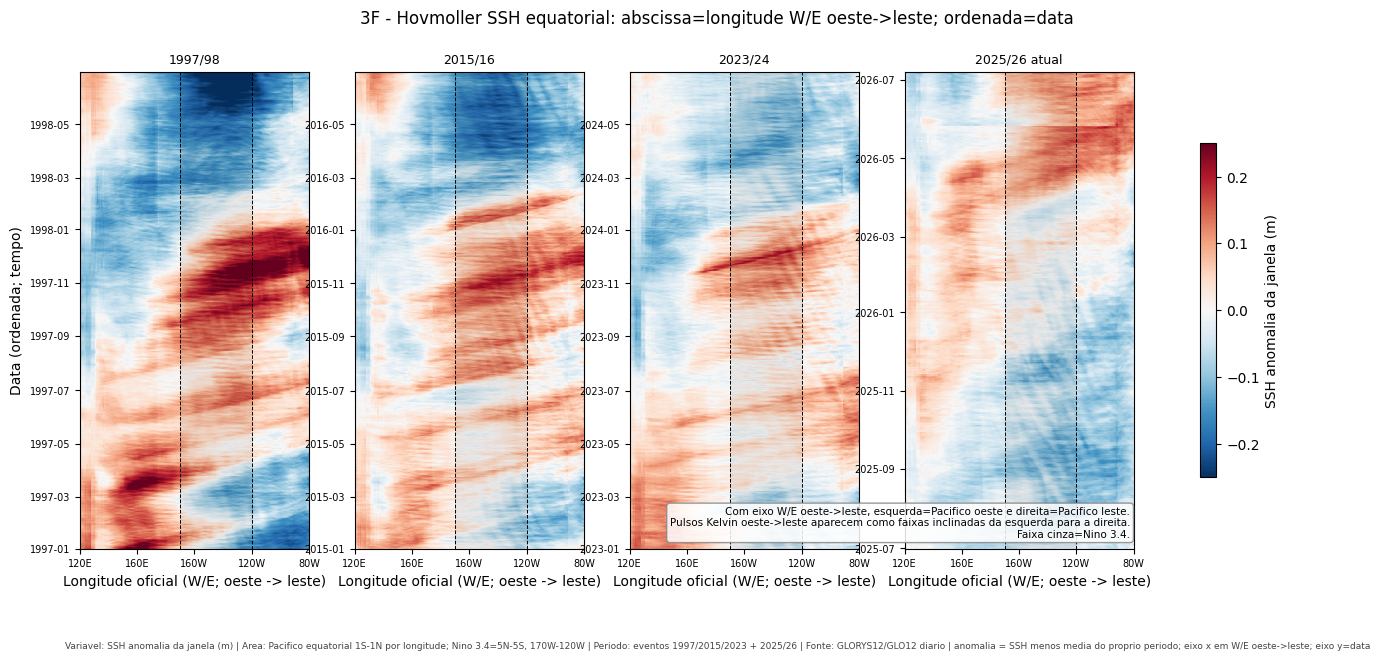
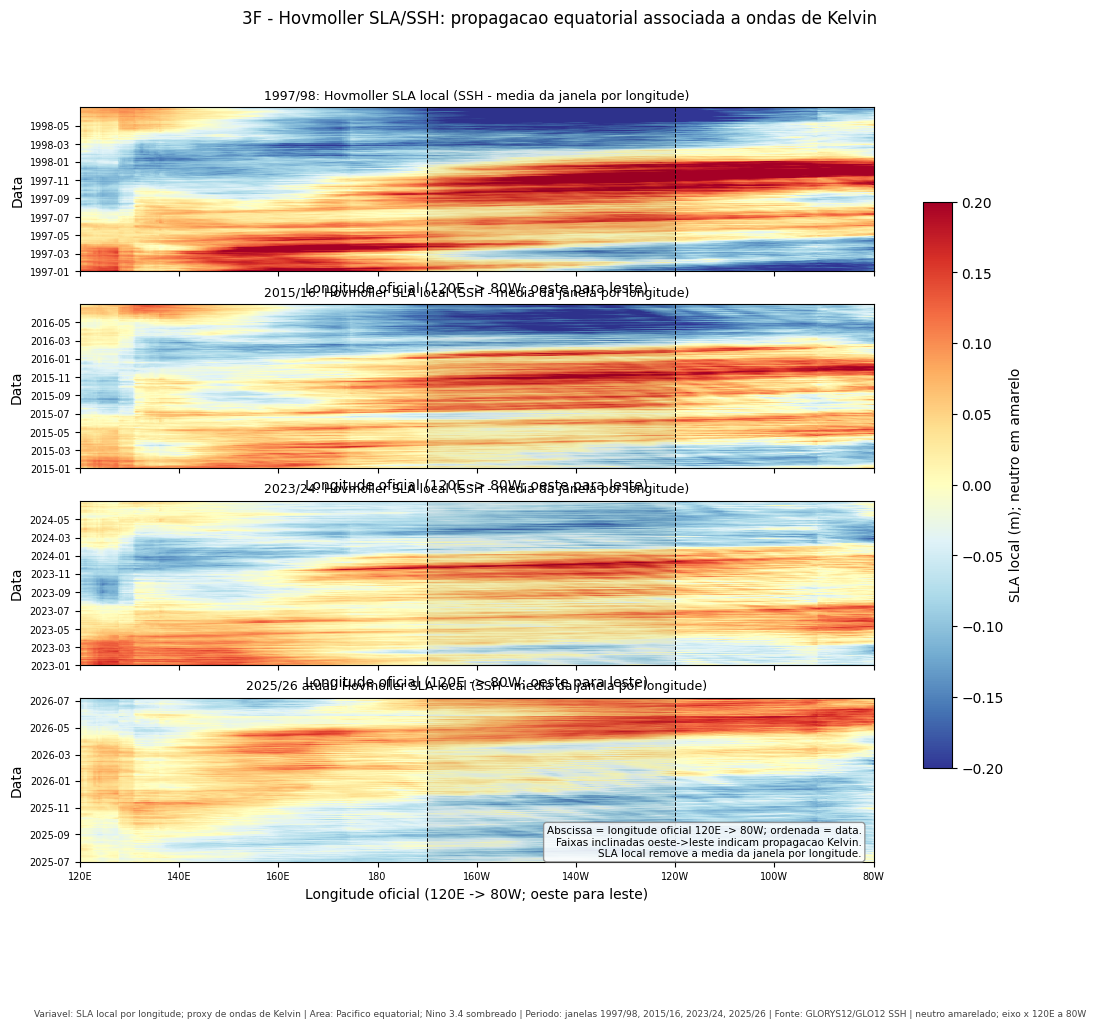
Code edit (unified diff) that turned the first committed figure into the second:
--- before
+++ after
@@ -1,18 +1,25 @@
-ssh=u.load_ssh_events()
-wins=[('1997-01-01','1998-06-30','1997/98'),('2015-01-01','2016-06-30','2015/16'),('2023-01-01','2024-06-30','2023/24'),('2025-07-01',None,'2025/26 atual')]
-fig,axes=plt.subplots(1,len(wins),figsize=(17,6.2),sharex=True); lon=ssh.columns.values
-for ax,(t0,t1,tt) in zip(axes,wins):
-    seg=ssh.loc[t0:t1] if t1 else ssh.loc[t0:]; anom=seg-seg.mean()
-    pc=ax.pcolormesh(lon,anom.index,anom.values,cmap='RdBu_r',vmin=-.25,vmax=.25,shading='auto')
-    u.add_nino34_lon_band(ax,label=False); u.format_lon_axis(ax, xlabel='Longitude oficial (W/E; oeste -> leste)')
-    ax.set_title(tt,fontsize=9); ax.tick_params(labelsize=7)
-axes[0].set_ylabel('Data (ordenada; tempo)')
-fig.suptitle('3F - Hovmoller SSH equatorial: abscissa=longitude W/E oeste->leste; ordenada=data')
-fig.colorbar(pc,ax=axes,label='SSH anomalia da janela (m)',shrink=.7)
-u.add_note(axes[-1],'Com eixo W/E oeste->leste, esquerda=Pacifico oeste e direita=Pacifico leste.\nPulsos Kelvin oeste->leste aparecem como faixas inclinadas da esquerda para a direita.\nFaixa cinza=Nino 3.4.',loc='lower right')
-u.stamp_caption(fig,variavel='SSH anomalia da janela (m)',area='Pacifico equatorial 1S-1N por longitude; Nino 3.4=5N-5S, 170W-120W',periodo='eventos 1997/2015/2023 + 2025/26',fonte='GLORYS12/GLO12 diario',extra='anomalia = SSH menos media do proprio periodo; eixo x em W/E oeste->leste; eixo y=data')
-def _sshmax(t0,t1):
-    seg=ssh.loc[t0:t1] if t1 else ssh.loc[t0:]
-    return round(float((seg-seg.mean()).max().max()),3)
-vel=pd.DataFrame([{'janela':tt,'ssh_max_m':_sshmax(t0,t1)} for t0,t1,tt in wins])
-u.save_table(vel,'phase3F_kelvin_resumo.csv',index=False); u.save_fig(fig,'phase3F_hovmoller_ssh_kelvin.png'); plt.show(); vel
+ssh = u.load_ssh_events()
+wins = [('1997-01-01','1998-06-30','1997/98'), ('2015-01-01','2016-06-30','2015/16'), ('2023-01-01','2024-06-30','2023/24'), ('2025-07-01',None,'2025/26 atual')]
+fig, axes = plt.subplots(len(wins), 1, figsize=(12.8, 9.8), sharex=True)
+last_pc = None
+for ax, (t0, t1, title) in zip(axes, wins):
+    seg = ssh.loc[t0:t1] if t1 else ssh.loc[t0:]
+    seg = seg.dropna(how='all')
+    if seg.empty:
+        ax.text(.5, .5, 'sem dados SSH nesta janela', transform=ax.transAxes, ha='center')
+        continue
+    lon = seg.columns.values.astype(float)
+    sla = seg - seg.mean(axis=0)
+    last_pc = ax.pcolormesh(lon, seg.index, sla.values, cmap='RdYlBu_r', vmin=-0.20, vmax=0.20, shading='auto')
+    u.add_nino34_lon_band(ax, label=False)
+    u.format_lon_axis(ax)
+    ax.set_ylabel('Data')
+    ax.set_title(f'{title}: Hovmoller SLA local (SSH - media da janela por longitude)', fontsize=9)
+    ax.tick_params(labelsize=7)
+fig.suptitle('3F - Hovmoller SLA/SSH: propagacao equatorial associada a ondas de Kelvin')
+if last_pc is not None:
+    fig.colorbar(last_pc, ax=axes, label='SLA local (m); neutro em amarelo', shrink=.75)
+u.add_note(axes[-1], 'Abscissa = longitude oficial 120E -> 80W; ordenada = data.\nFaixas inclinadas oeste->leste indicam propagacao Kelvin.\nSLA local remove a media da janela por longitude.', loc='lower right')
+u.stamp_caption(fig, variavel='SLA local por longitude; proxy de ondas de Kelvin', area='Pacifico equatorial; Nino 3.4 sombreado', periodo='janelas 1997/98, 2015/16, 2023/24, 2025/26', fonte='GLORYS12/GLO12 SSH', extra='neutro amarelado; eixo x 120E a 80W')
+u.save_fig(fig, 'phase3F_hovmoller_ssh_kelvin.png')
+plt.show()

Commit: Realinha Fase 3 para DHW gated e sintese preditiva